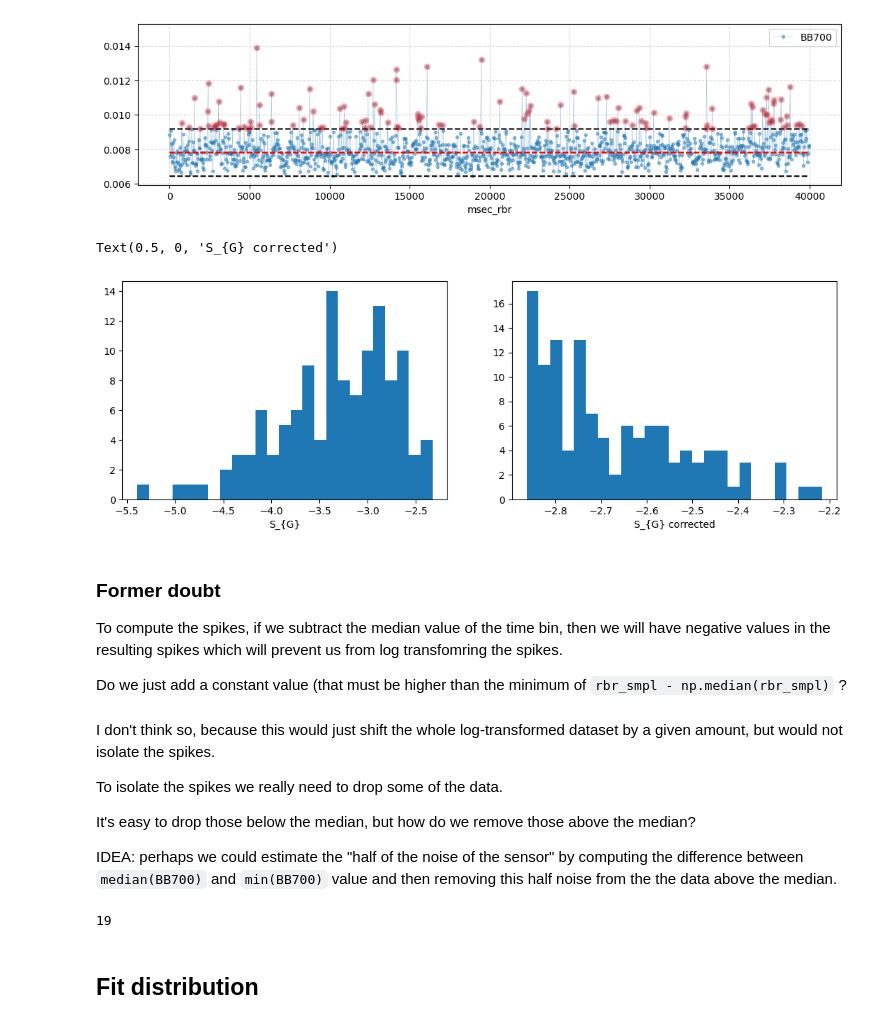
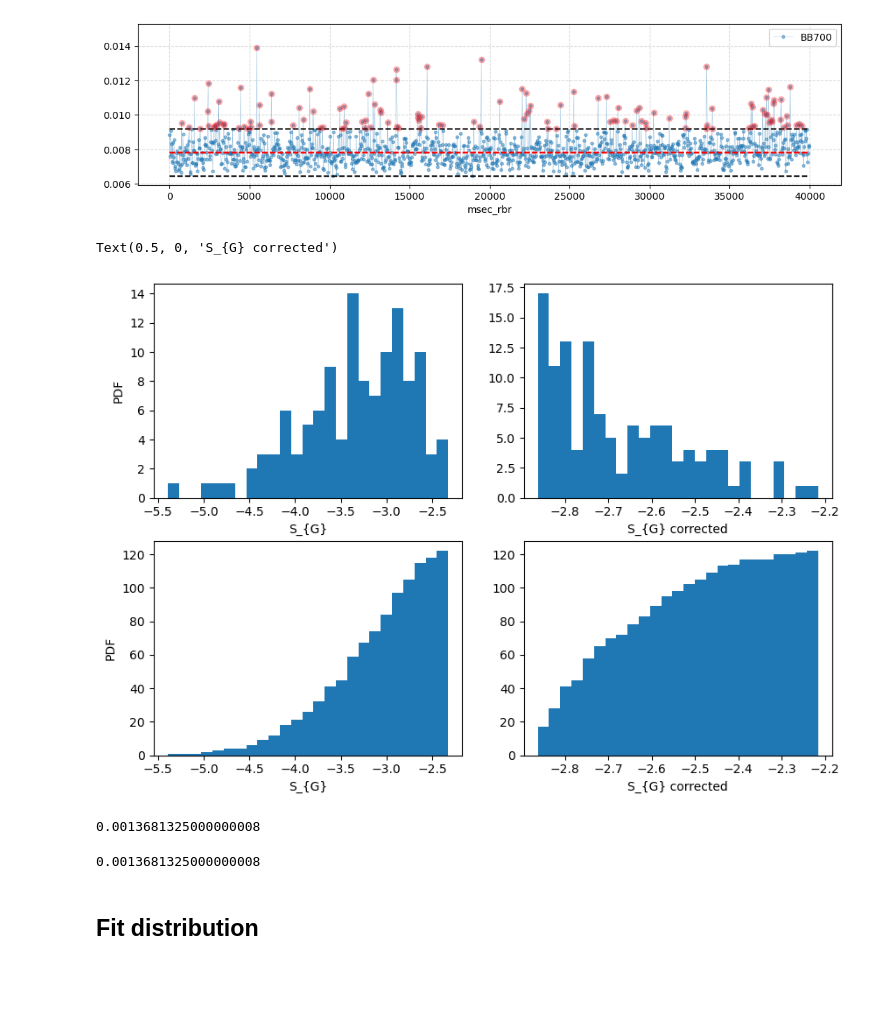
Before and after one commit to grgdll/PSD_mode, a Jupyter notebook: PSD_mode_analysis.ipynb, the cells around one changed output. Cells and saved outputs as stored; diff of their text form; code cells hidden in the pictures; blank space fills up the shorter version.

```diff
--- a/PSD_mode_analysis.ipynb
+++ b/PSD_mode_analysis.ipynb
@@ -323,35 +326,33 @@ ax.grid(ls='--', alpha=0.5)
 # %% [output]
 [figure]
 # %%
-fig, ax = plt.subplots(1,2, figsize=[13,4])
+fig, ax = plt.subplots(2,2, figsize=[10,7])
 
 rbr_spikes_G = get_spikes(rbr_smpl['BB700'].values, METHOD='grg')
 rbr_spikes_log_G = np.log10(rbr_spikes_G)
-
-tmp_h = ax[0].hist(rbr_spikes_log_G, N_bins, cumulative=False, density=False)
-ax[0].set_xlabel(r'S_{G}')
-
 
 rbr_spikes_N = get_spikes(rbr_smpl['BB700'].values, METHOD='Nathan')
 rbr_spikes_log_N = np.log10(rbr_spikes_N)
 rbr_spikes_log_N = rbr_spikes_log_N[~np.isnan(rbr_spikes_log_N)]
 
 noise = np.nanmedian(rbr_smpl['BB700']) - np.nanmin(rbr_smpl['BB700'])
 rbr_spikes_log_N2G = rbr_spikes_log_N + np.log10(1 - noise / (10**rbr_spikes_log_N))
-
-# tmp_h = ax[1].hist(rbr_spikes_log_N, N_bins, cumulative=False, density=False)
-# ax[1].set_xlabel(r'S_{N}')
+rbr_spikes_log_G2N = np.log10(10**rbr_spikes_log_G + noise )
 
 
-rbr_spikes_log_G2N = np.log10(10**rbr_spikes_log_G + noise )
+ax[0,0].hist(rbr_spikes_log_G, N_bins, cumulative=False, density=False)
+ax[0,0].set_xlabel(r'S_{G}')
+ax[0,0].set_ylabel(r'PDF')
 
-tmp_h = ax[1].hist(rbr_spikes_log_G2N, N_bins, cumulative=False, density=False)
-ax[1].set_xlabel(r'S_{G} corrected')
+ax[0,1].hist(rbr_spikes_log_G2N, N_bins, cumulative=False, density=False)
+ax[0,1].set_xlabel(r'S_{G} corrected')
+
+ax[1,0].hist(rbr_spikes_log_G, N_bins, cumulative=True, density=False)
+ax[1,0].set_xlabel(r'S_{G}')
+ax[1,0].set_ylabel(r'PDF')
+
+ax[1,1].hist(rbr_spikes_log_G2N, N_bins, cumulative=True, density=False)
+ax[1,1].set_xlabel(r'S_{G} corrected')
 # %% [output]
 Text(0.5, 0, 'S_{G} corrected')
-[figure, old version]
+[figure, new version]
-# %% [markdown]
-### Former doubt
-To compute the spikes, if we subtract the median value of the time bin, then we will have negative values in the resulting spikes which will prevent us from log transfomring the spikes.
-
-Do we just add a constant value (that must be higher than the minimum of `rbr_smpl - np.median(rbr_smpl)` ?
@@ -367,15 +359,11 @@ Do we just add a constant value (that must be higher than the minimum of `rbr_sm
-# %% [markdown]
-I don't think so, because  this would just shift the whole log-transformed dataset by a given amount, but would not isolate the spikes.
-
-To isolate the spikes we really need to drop some of the data.
-
-It's easy to drop those below the median, but how do we remove those above the median?
-
-IDEA: perhaps we could estimate the "half of the noise of the sensor" by computing the difference between `median(BB700)` and `min(BB700)` value and then removing this half noise from the the data above the median.
 # %%
-N_time_bins
+noise
 # %% [output]
-19
+0.0013681325000000008
+# %%
+np.nanmedian(rbr_smpl['BB700']) - np.nanmin(rbr_smpl['BB700'])
+# %% [output]
+0.0013681325000000008
 # %% [markdown]
 ## Fit distribution
 # %%
```
Also changed, not shown: parts of 29 cells of this notebook.
